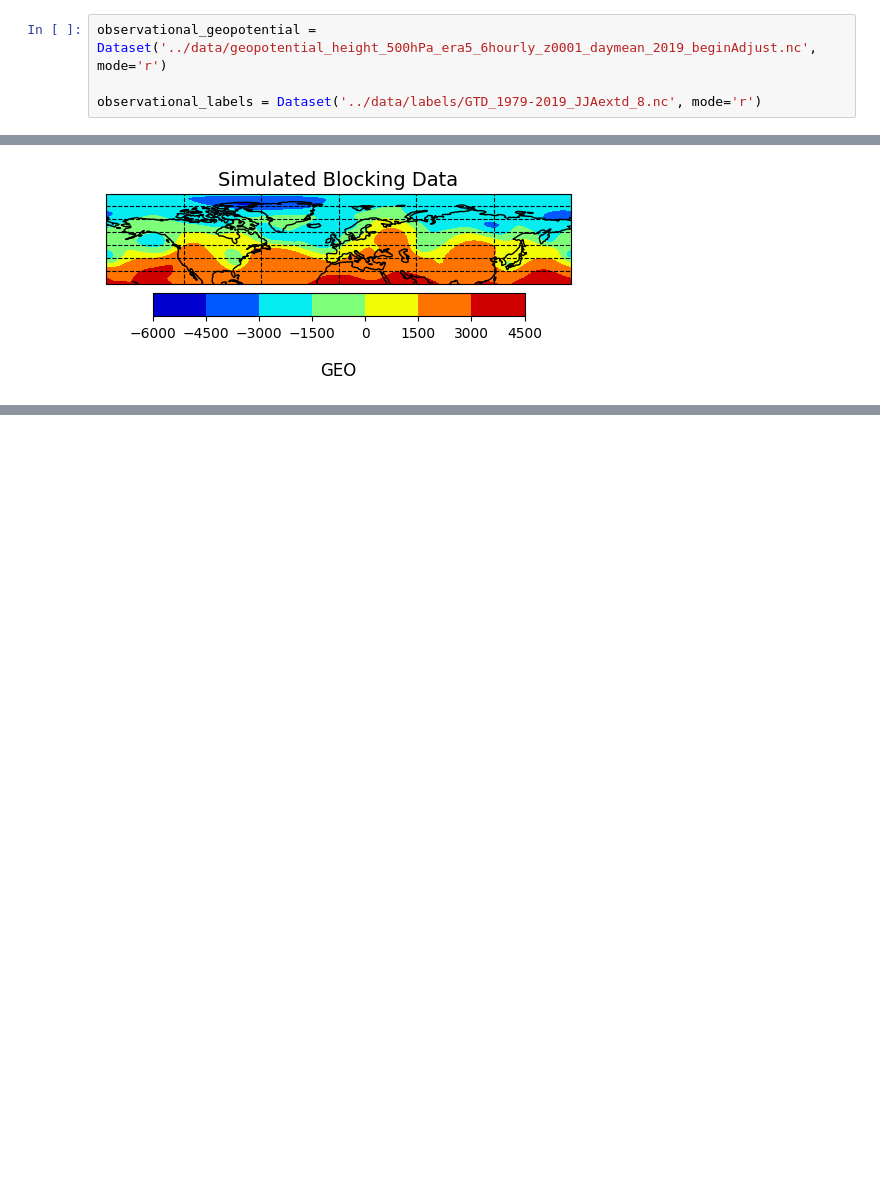
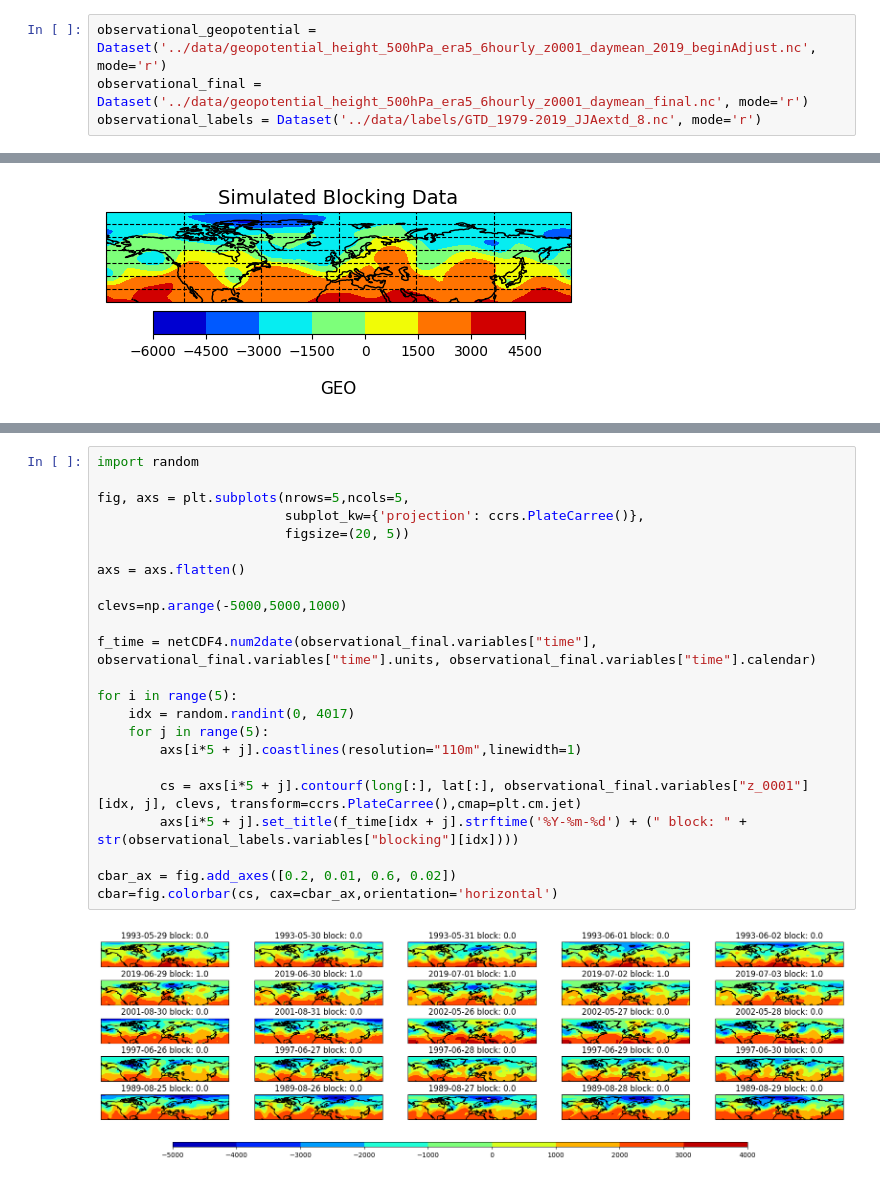
Before and after one commit to tobiasleibrock/blocking, a Jupyter notebook: bin/explore_data.ipynb, the cells around one changed output, grey strips where cells are left out. Cells and saved outputs as stored; diff of their text form; blank space fills up the shorter version.

Commit message:
fix data creation, add plot creation to check correct data output in final format

```diff
--- a/bin/explore_data.ipynb
+++ b/bin/explore_data.ipynb
@@ -10,7 +10,7 @@ import nc_time_axis
 atmos_epoch = datetime(1900, 1, 1, 0, 0, tzinfo=timezone.utc)
 # %%
 observational_geopotential = Dataset('../data/geopotential_height_500hPa_era5_6hourly_z0001_daymean_2019_beginAdjust.nc', mode='r')
-
+observational_final = Dataset('../data/geopotential_height_500hPa_era5_6hourly_z0001_daymean_final.nc', mode='r')
 observational_labels = Dataset('../data/labels/GTD_1979-2019_JJAextd_8.nc', mode='r')
 # %%
 long = observational_geopotential.variables['longitude']
@@ -204,0 +176,25 @@ Error:
+# %%
+import random
+
+fig, axs = plt.subplots(nrows=5,ncols=5,
+                        subplot_kw={'projection': ccrs.PlateCarree()},
+                        figsize=(20, 5))
+
+axs = axs.flatten()
+
+clevs=np.arange(-5000,5000,1000)
+
+f_time = netCDF4.num2date(observational_final.variables["time"], observational_final.variables["time"].units, observational_final.variables["time"].calendar)
+
+for i in range(5):
+    idx = random.randint(0, 4017)
+    for j in range(5):
+        axs[i*5 + j].coastlines(resolution="110m",linewidth=1)
+
+        cs = axs[i*5 + j].contourf(long[:], lat[:], observational_final.variables["z_0001"][idx, j], clevs, transform=ccrs.PlateCarree(),cmap=plt.cm.jet)
+        axs[i*5 + j].set_title(f_time[idx + j].strftime('%Y-%m-%d') + (" block: " + str(observational_labels.variables["blocking"][idx])))
+
+cbar_ax = fig.add_axes([0.2, 0.01, 0.6, 0.02])
+cbar=fig.colorbar(cs, cax=cbar_ax,orientation='horizontal')
+# %% [output]
+[figure, added]
```
Also changed, not shown: parts of 1 cell of this notebook, 1 other file.
